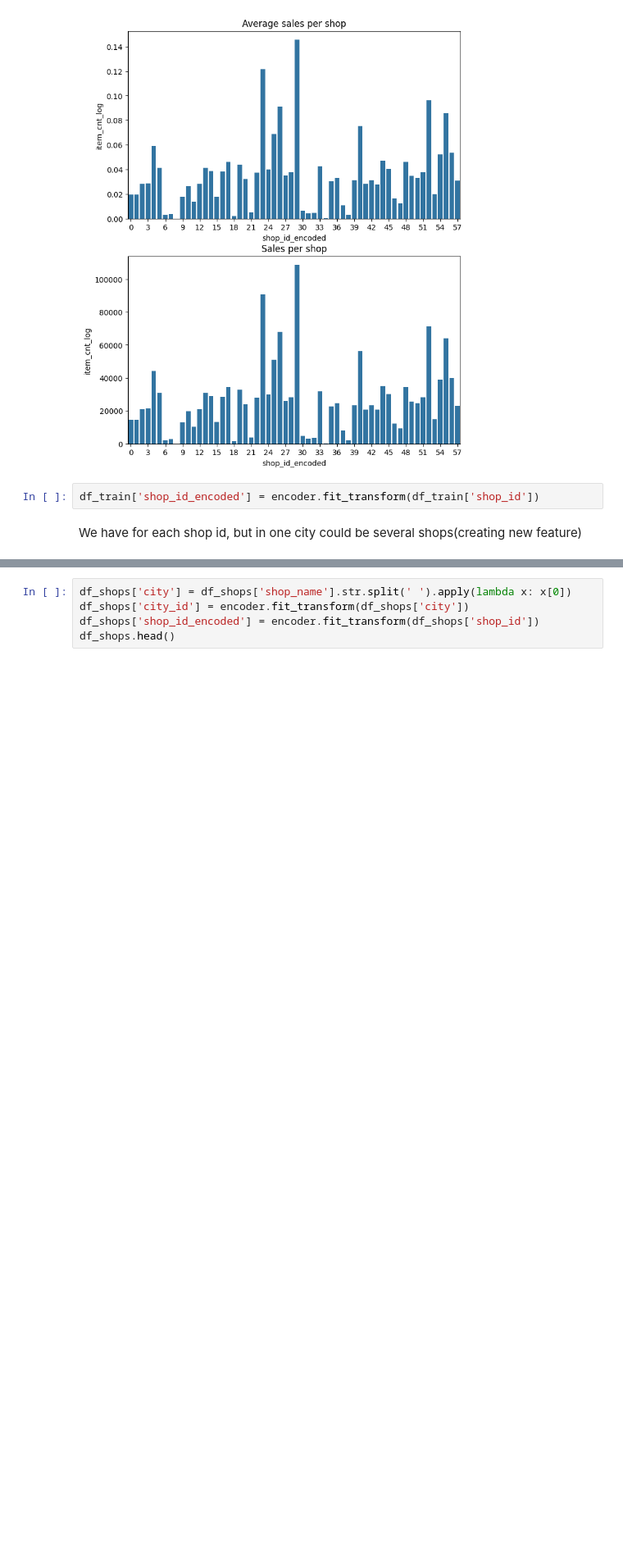
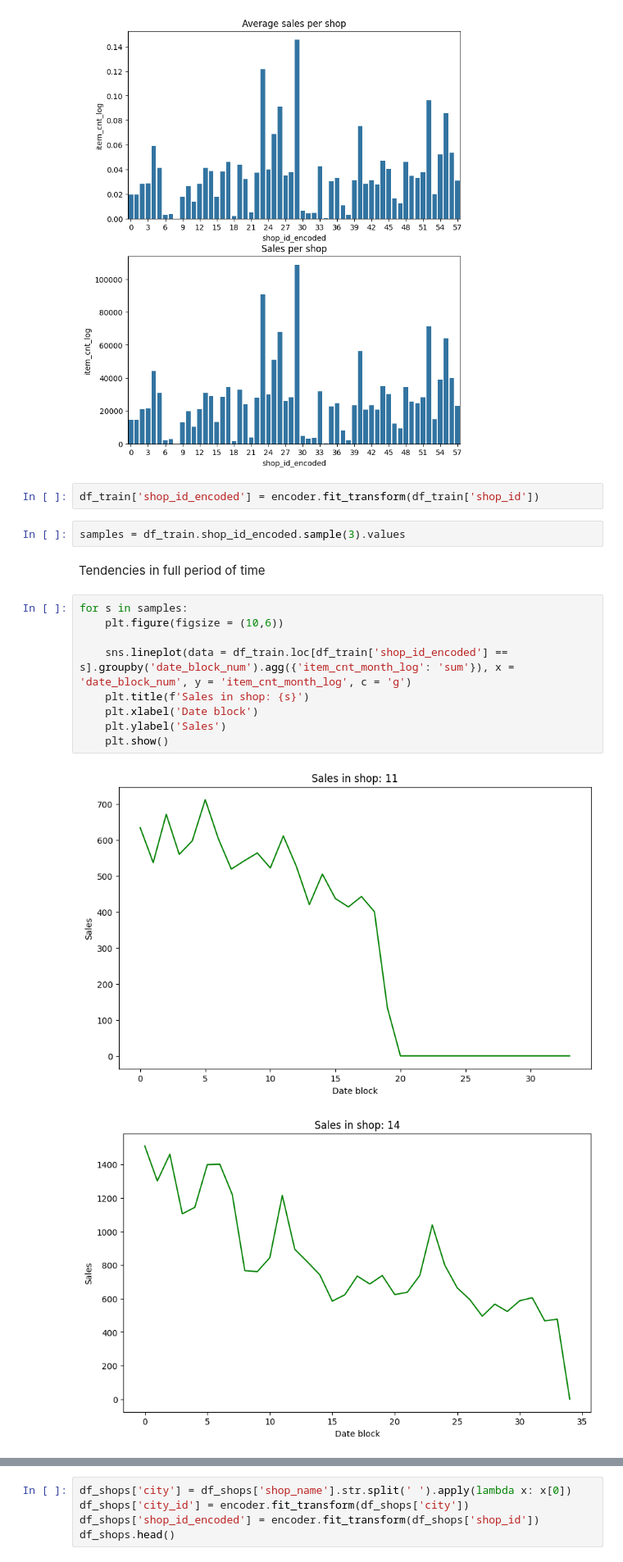
Before and after one commit to YPolina/Trainee, a Jupyter notebook: EDA.ipynb, the cells around one changed output, grey strips where cells are left out. Shown at 82% size. Saved outputs shown, nothing was run; the diff lists cells and outputs as text; blank space fills up the shorter version.

```diff
--- a/EDA.ipynb
+++ b/EDA.ipynb
@@ -256,5 +266,19 @@ plt.show()
 [figure]
 # %%
 df_train['shop_id_encoded'] = encoder.fit_transform(df_train['shop_id'])
-# %% [markdown]
-We have for each shop id, but in one city could be several shops(creating new feature)
+# %%
+samples = df_train.shop_id_encoded.sample(3).values
+# %% [markdown]
+Tendencies in full period of time
+# %%
+for s in samples:
+    plt.figure(figsize = (10,6))
+
+    sns.lineplot(data = df_train.loc[df_train['shop_id_encoded'] == s].groupby('date_block_num').agg({'item_cnt_month_log': 'sum'}), x = 'date_block_num', y = 'item_cnt_month_log', c = 'g')
+    plt.title(f'Sales in shop: {s}')
+    plt.xlabel('Date block')
+    plt.ylabel('Sales')
+    plt.show()
+# %% [output]
+[figure, added]
+[figure, added]
```
Also changed, not shown: parts of 28 cells of this notebook.
